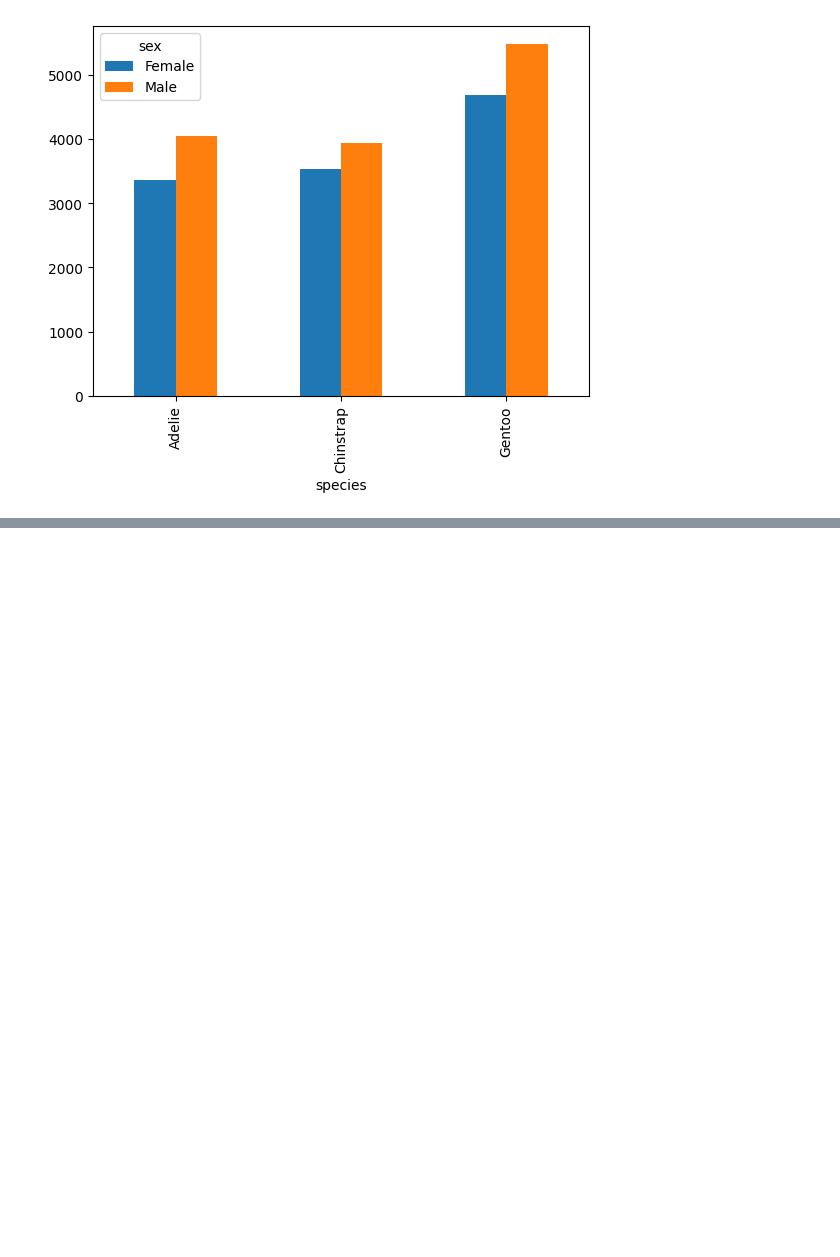
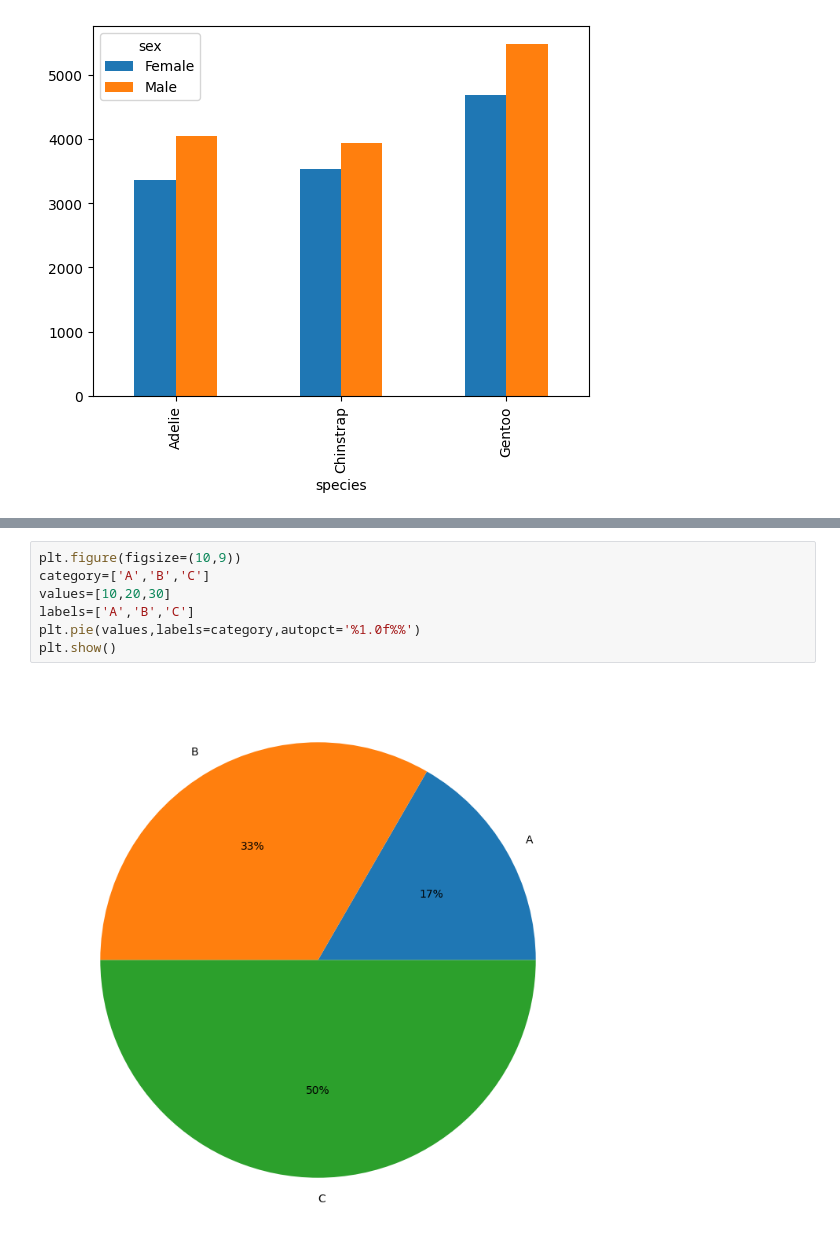
Before and after one commit to sudipto291088/Data110-21843--fall25, a Jupyter notebook: Session_7_15thOct_2025.ipynb, the cells around one changed output, grey strips where cells are left out. Drawn from its saved outputs; the diff is of its cells as text; blank space fills up the shorter version.

```diff
--- a/Session_7_15thOct_2025.ipynb
+++ b/Session_7_15thOct_2025.ipynb
@@ -225,0 +248,9 @@ species_sex_grouped.plot(kind='bar')
+# %%
+plt.figure(figsize=(10,9))
+category=['A','B','C']
+values=[10,20,30]
+labels=['A','B','C']
+plt.pie(values,labels=category,autopct='%1.0f%%')
+plt.show()
+# %% [output]
+[figure, added]
```
Also changed, not shown: parts of 7 cells of this notebook.
